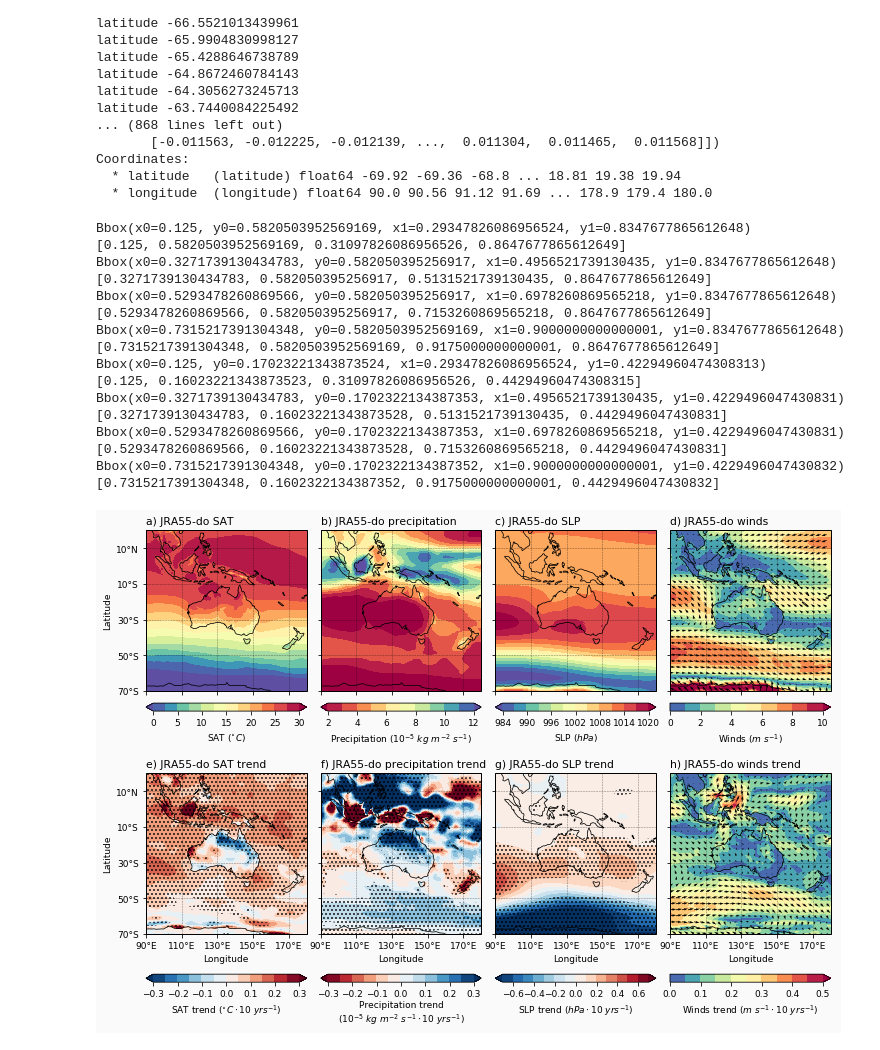
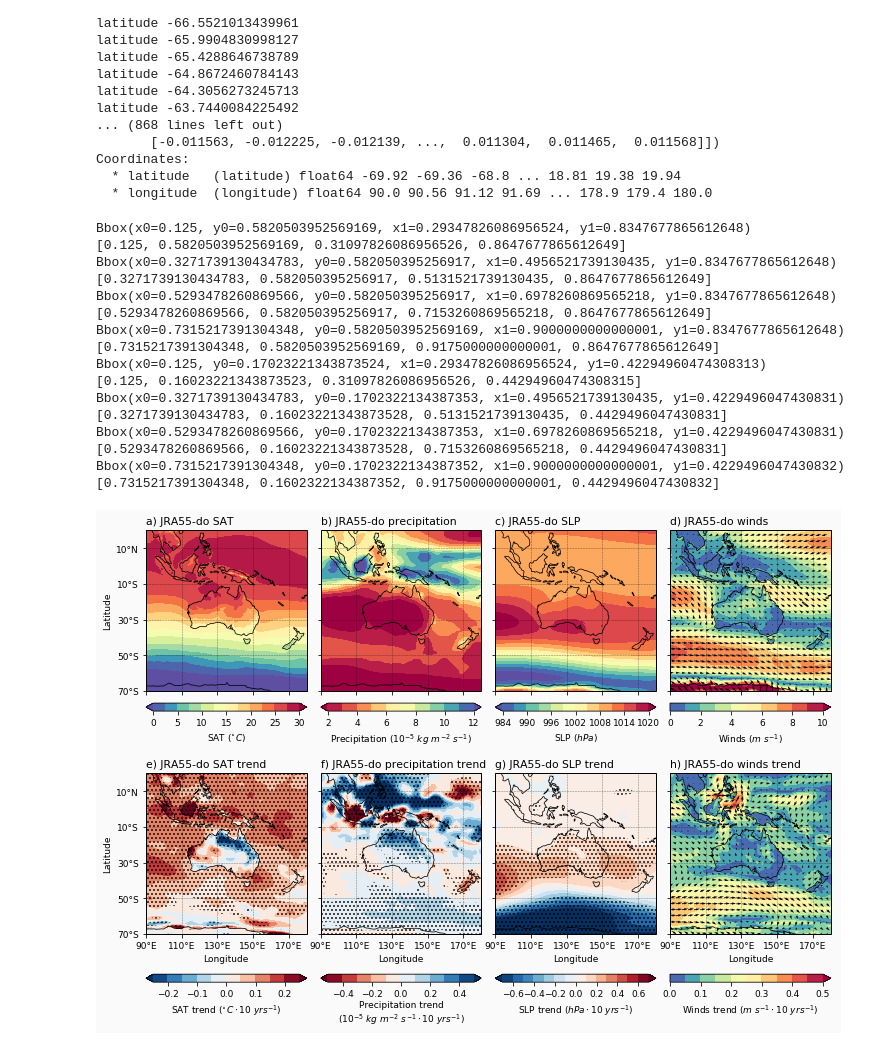
Before and after one commit to ERDuran/Australian-waters-diagnostics, a Jupyter notebook: scripts/p86_forcing_All.ipynb, the cells around one changed output. Drawn from its saved outputs; the diff is of its cells as text; code cells hidden in the pictures.

```diff
--- a/scripts/p86_forcing_All.ipynb
+++ b/scripts/p86_forcing_All.ipynb
@@ -388,7 +386,7 @@ pos = ax.get_position()
 print(pos)
 pos_plot = [pos.x0, pos.y0-0.01, pos.x1+0.0175, pos.y1+0.02]
 print(pos_plot)
-levels=arange(-0.3,0.3,0.05)
+levels=arange(-0.25,0.25,0.05)
 cmap = plt.cm.RdBu_r
 data = t_10_slopes * 10
 plot = plt.contourf(data.longitude, data.latitude, data,
@@ -427,7 +425,7 @@ pos = ax.get_position()
 print(pos)
 pos_plot = [pos.x0, pos.y0-0.01, pos.x1+0.0175, pos.y1+0.02]
 print(pos_plot)
-levels=arange(-0.3,0.3,0.05)
+levels=arange(-0.5,0.5,0.1)
 cmap = plt.cm.RdBu
 data = rain_slopes * 100000 * 10
 plot = plt.contourf(data.longitude, data.latitude, data,
@@ -540,32 +538,32 @@ ax.set_ylabel('')
 ax.set_yticklabels('')
 ax.grid(linewidth=0.5, color='black', alpha=0.5, linestyle='--')
 ax.add_feature(land_50m)
 axins = inset_axes(ax,
                    width="100%",  # width = 5% of parent_bbox width
                    height="5%",  # height : 50%
                    loc='lower left',
                    bbox_to_anchor=(0, -0.3, 1, 1),
                    bbox_transform=ax.transAxes,
                    borderpad=0)
 cbar = plt.colorbar(plot, orientation='horizontal',
                     label=r'Winds trend ($m\ s^{-1} \cdot 10\ yrs^{-1}$)', cax=axins)
 
-# savefigure('forcing_trend_All')
+savefigure('forcing_trend_All')
 # %% [output]
 Bbox(x0=0.125, y0=0.5820503952569169, x1=0.29347826086956524, y1=0.8347677865612648)
 [0.125, 0.5820503952569169, 0.31097826086956526, 0.8647677865612649]
 Bbox(x0=0.3271739130434783, y0=0.582050395256917, x1=0.4956521739130435, y1=0.8347677865612648)
 [0.3271739130434783, 0.582050395256917, 0.5131521739130435, 0.8647677865612649]
 Bbox(x0=0.5293478260869566, y0=0.582050395256917, x1=0.6978260869565218, y1=0.8347677865612648)
 [0.5293478260869566, 0.582050395256917, 0.7153260869565218, 0.8647677865612649]
 Bbox(x0=0.7315217391304348, y0=0.5820503952569169, x1=0.9000000000000001, y1=0.8347677865612648)
 [0.7315217391304348, 0.5820503952569169, 0.9175000000000001, 0.8647677865612649]
 Bbox(x0=0.125, y0=0.17023221343873524, x1=0.29347826086956524, y1=0.42294960474308313)
 [0.125, 0.16023221343873523, 0.31097826086956526, 0.44294960474308315]
 Bbox(x0=0.3271739130434783, y0=0.1702322134387353, x1=0.4956521739130435, y1=0.4229496047430831)
 [0.3271739130434783, 0.16023221343873528, 0.5131521739130435, 0.4429496047430831]
 Bbox(x0=0.5293478260869566, y0=0.1702322134387353, x1=0.6978260869565218, y1=0.4229496047430831)
 [0.5293478260869566, 0.16023221343873528, 0.7153260869565218, 0.4429496047430831]
 Bbox(x0=0.7315217391304348, y0=0.1702322134387352, x1=0.9000000000000001, y1=0.4229496047430832)
 [0.7315217391304348, 0.1602322134387352, 0.9175000000000001, 0.4429496047430832]
-[figure, old version]
+[figure, new version]
```
Also changed, not shown: parts of 3 cells of this notebook, 3 other files.
